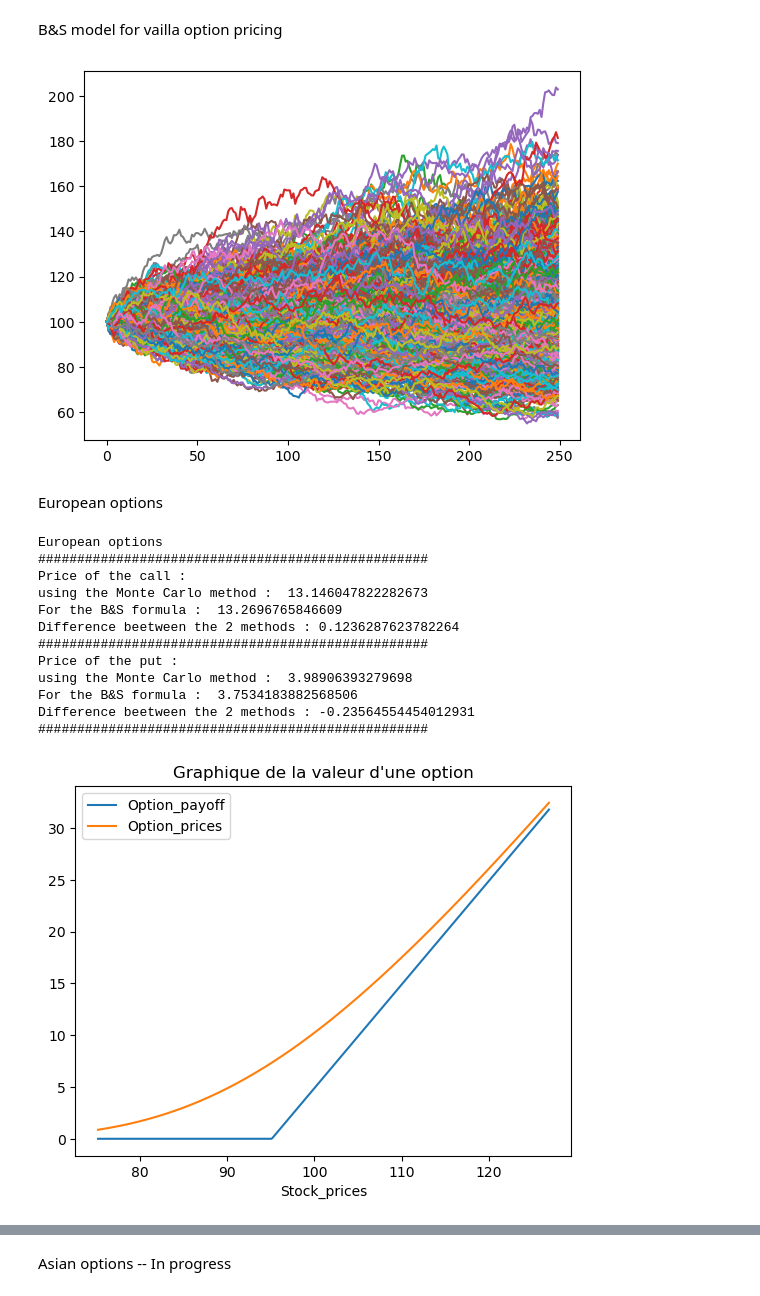
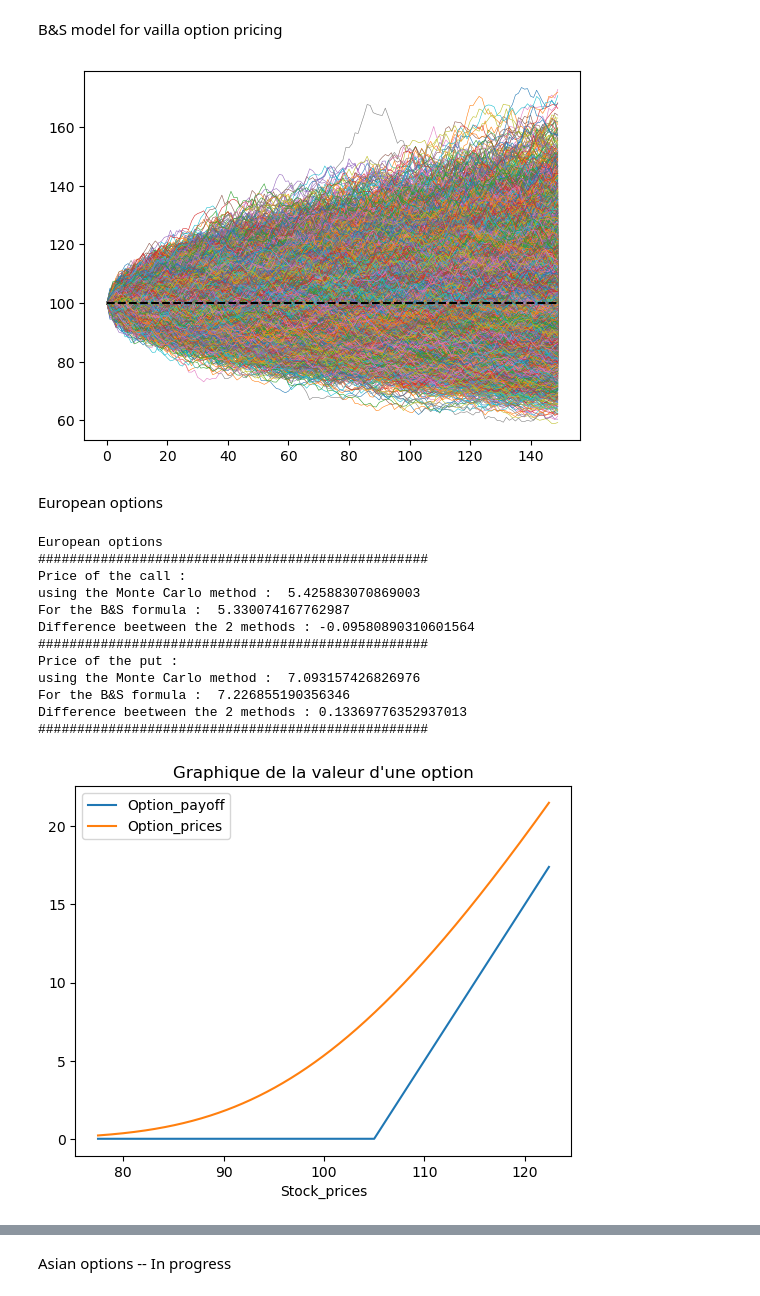
Before and after one commit to NicolasWalpoel/Finance_project, a Jupyter notebook: Option_pricing.ipynb, the cells around one changed output, grey strips where cells are left out. Cells and saved outputs as stored; diff of their text form; code cells hidden in the pictures.

```diff
--- a/Option_pricing.ipynb
+++ b/Option_pricing.ipynb
@@ -20,46 +20,51 @@ B&S model for vailla option pricing
 # %%
 ####### Model's parameters
 S = 100
-T = 250     # Time to maturity in days
+K = 105
+T = 150    # Time to maturity in days
 t = T/250    # Time to maturity in years counting 250 trading days
 r = 0.05
-vol = 0.20
-K = 100 * exp(-r*t)
+Vol = 0.20
 # %%
-def Actif_diffusion(Stock_price, rate, Vol, dt) :
-    #dSt = rSt*dt + Vol*dWt
-    Increment =  Stock_price * ((rate * dt) + (Vol * sqrt(dt) * np.random.normal(0, 1, 1)[0]))
+def Asset_difusion(Stock_price, rate, vol, dt) :
+    # Using dSt = rSt*dt + Vol*dWt
+    Increment =  Stock_price * ((rate * dt) + (vol * sqrt(dt) * np.random.normal(0, 1, 1)[0]))
     return(Stock_price + Increment)
+    # Using the solution of the B&S asset's difusion
+    # Stock_price *= exp((r - (vol**2)/2) * dt + vol * sqrt(dt) * np.random.normal(0, 1, 1)[0])
+    # return(Stock_price)
 
 # ####### Unique difusion
 # Stock = [S]
 # for i in range(1,T):
-#     dt = 1 / T
+#     dt = t / T  # daily difusion
 #     Stock.append(Actif_diffusion(Stock[i-1], r, vol, dt))
 
 # pd.DataFrame(Stock).plot()
 # plt.show()
 
 ####### Monte Carlo for price diffusion in the B&S model
-Nombre_de_lancer = 1000
+Nombre_de_lancer = 10000
+
 N_Stocks = []
 for num_difu in range(0, Nombre_de_lancer) :
     Stock = [S]
     for i in range(1,T):
-        dt = 1 / T
-        Stock.append(Actif_diffusion(Stock[i-1], r, vol, dt))
+        dt = t / T  # daily difusion
+        Stock.append(Asset_difusion(Stock[i-1], r, vol, dt))
     N_Stocks.append(Stock)
 
-pd.DataFrame(N_Stocks).transpose().plot()
+pd.DataFrame(N_Stocks).transpose().plot(linewidth =0.4)
+plt.plot([S]*T, linestyle = 'dashed', color = "black")
 plt.legend().remove()
 plt.show()
-
-Final_prices = pd.DataFrame(N_Stocks).transpose().loc[T - 1]
 # %% [output]
-[figure, old version]
+[figure, new version]
 # %% [markdown]
 European options
 # %%
+Final_prices = pd.DataFrame(N_Stocks).transpose().loc[T - 1]
+
 ## In continuous time and trading for 250 days within a year
 Call_Payoff = [max(x - K, 0) for x in Final_prices]
 Put_Payoff = [max(K - x, 0) for x in Final_prices]
@@ -68,8 +73,8 @@ Call_Price_Monte_Carlo = mean(Call_Payoff) * exp(-r*t)
 Put_Price_Monte_Carlo =  mean(Put_Payoff) * exp(-r*t)
 
 ##### B&S's closed formula
-d1 = (log(S/K) + (r + (vol**2)/2) * t) / (vol * sqrt(t))
-d2 = d1 - vol * sqrt(t)
+d1 = (log(S/K) + (r + (Vol**2)/2) * t) / (vol * sqrt(t))
+d2 = d1 - Vol * sqrt(t)
 
 Call_Price_static = S*norm.cdf(d1) - K*exp(-r*t)*norm.cdf(d2)
 Put_Price_static = K*exp(-r*t)*norm.cdf(-d2) - S*norm.cdf(-d1)
@@ -96,9 +101,9 @@ Options["Stock_prices"] = [S + i/10.0 for i in range(-round(np.log(T) * 45), rou
 Options["Option_payoff"] = [max(i - K, 0) for i in Options["Stock_prices"]]
 
 for Stock_price in Options["Stock_prices"] :
-    d1 = (log(Stock_price/K) + (r + (vol**2)/2) * t) / (vol * sqrt(t))
-    d2 = d1 - vol * sqrt(t)
-    Options["Option_prices"].append(Stock_price*norm.cdf(d1) - K*norm.cdf(d2))
+    d1_price = (log(Stock_price/K) + (r + (vol**2)/2) * t) / (Vol * sqrt(t))
+    d2_price = d1_price - Vol * sqrt(t)
+    Options["Option_prices"].append(Stock_price*norm.cdf(d1_price) - K*exp(-r*t)*norm.cdf(d2_price))
 
 pd.DataFrame(Options).set_index("Stock_prices").plot(title = "Graphique de la valeur d'une option")
 plt.show()
@@ -106,14 +111,14 @@ plt.show()
 European options
 ##################################################
 Price of the call :
-using the Monte Carlo method :  13.146047822282673
-For the B&S formula :  13.2696765846609
-Difference beetween the 2 methods : 0.1236287623782264
+using the Monte Carlo method :  5.425883070869003
+For the B&S formula :  5.330074167762987
+Difference beetween the 2 methods : -0.09580890310601564
 ##################################################
 Price of the put :
-using the Monte Carlo method :  3.98906393279698
-For the B&S formula :  3.7534183882568506
-Difference beetween the 2 methods : -0.23564554454012931
+using the Monte Carlo method :  7.093157426826976
+For the B&S formula :  7.226855190356346
+Difference beetween the 2 methods : 0.13369776352937013
 ##################################################
-[figure, old version]
+[figure, new version]
 # %% [markdown]
```
Also changed, not shown: parts of 9 cells of this notebook.
